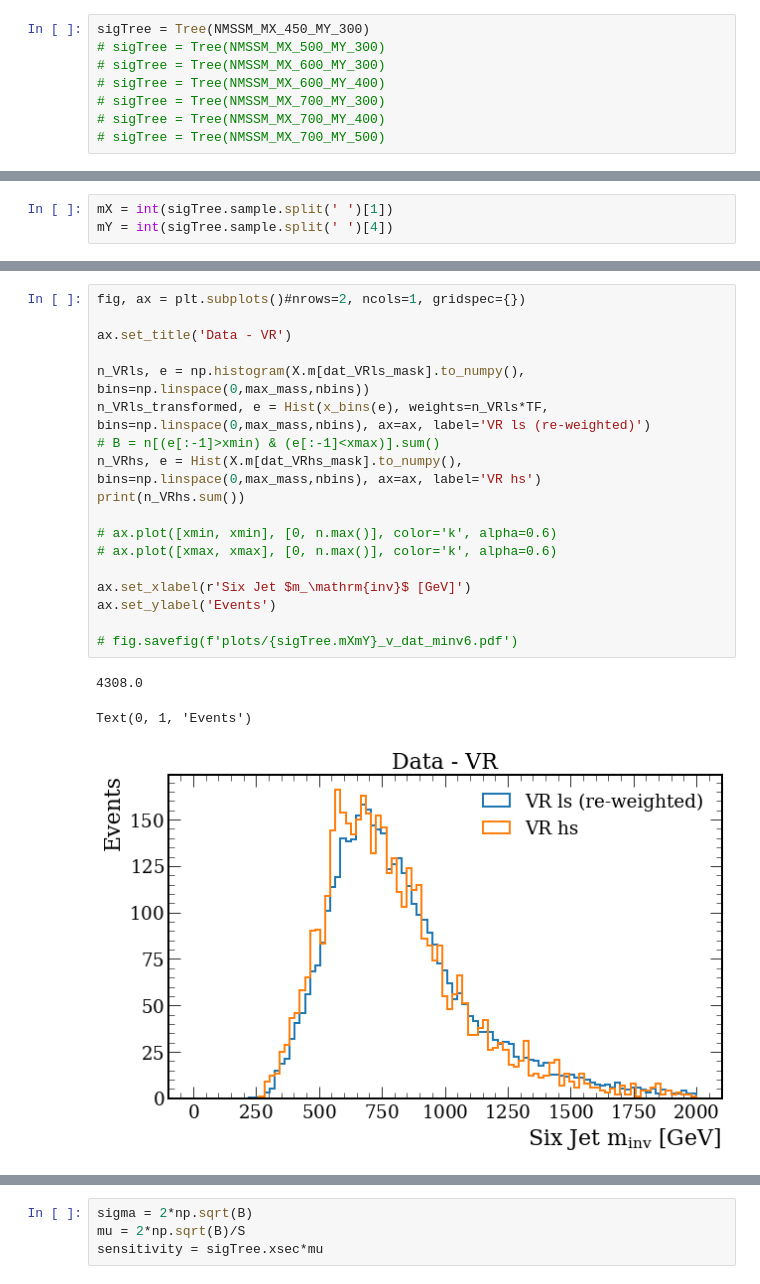
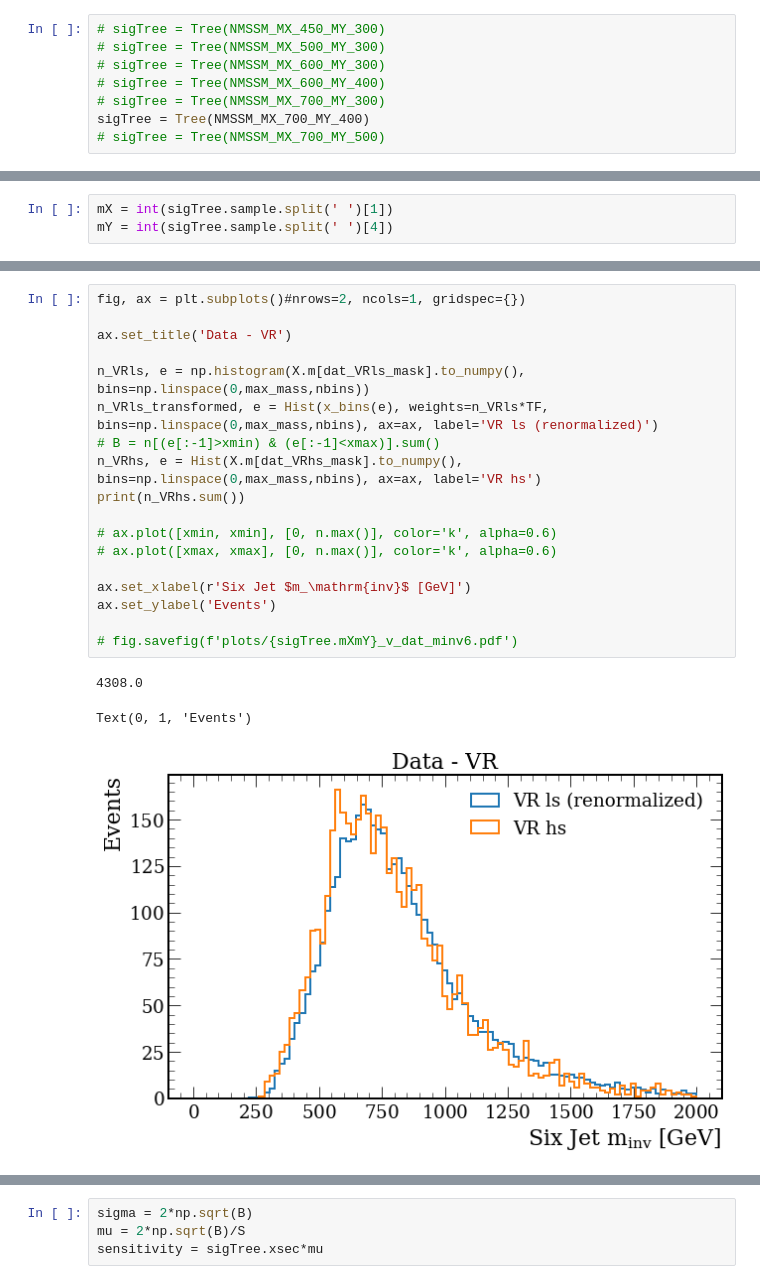
Before and after one commit to srosenzweig09/analysis, a Jupyter notebook: jupyter/6_background_estimation/background_estimation.ipynb, the cells around one changed output, grey strips where cells are left out. Saved outputs shown, nothing was run; the diff lists cells and outputs as text.

```diff
--- a/jupyter/6_background_estimation/background_estimation.ipynb
+++ b/jupyter/6_background_estimation/background_estimation.ipynb
@@ -47,12 +49,12 @@ H3_b2 = vector.obj(
 
 X = H1_b1 + H1_b2 + H2_b1 + H2_b2 + H3_b1 + H3_b2
 # %%
-sigTree = Tree(NMSSM_MX_450_MY_300)
+# sigTree = Tree(NMSSM_MX_450_MY_300)
 # sigTree = Tree(NMSSM_MX_500_MY_300)
 # sigTree = Tree(NMSSM_MX_600_MY_300)
 # sigTree = Tree(NMSSM_MX_600_MY_400)
 # sigTree = Tree(NMSSM_MX_700_MY_300)
-# sigTree = Tree(NMSSM_MX_700_MY_400)
+sigTree = Tree(NMSSM_MX_700_MY_400)
 # sigTree = Tree(NMSSM_MX_700_MY_500)
 # %%
 sig_H1_b1 = vector.obj(
@@ -421,22 +413,22 @@ Text(0, 1, 'Events')
 # %%
 fig, ax = plt.subplots()#nrows=2, ncols=1, gridspec={})
 
 ax.set_title('Data - VR')
 
 n_VRls, e = np.histogram(X.m[dat_VRls_mask].to_numpy(), bins=np.linspace(0,max_mass,nbins))
-n_VRls_transformed, e = Hist(x_bins(e), weights=n_VRls*TF, bins=np.linspace(0,max_mass,nbins), ax=ax, label='VR ls (re-weighted)')
+n_VRls_transformed, e = Hist(x_bins(e), weights=n_VRls*TF, bins=np.linspace(0,max_mass,nbins), ax=ax, label='VR ls (renormalized)')
 # B = n[(e[:-1]>xmin) & (e[:-1]<xmax)].sum()
 n_VRhs, e = Hist(X.m[dat_VRhs_mask].to_numpy(), bins=np.linspace(0,max_mass,nbins), ax=ax, label='VR hs')
 print(n_VRhs.sum())
 
 # ax.plot([xmin, xmin], [0, n.max()], color='k', alpha=0.6)
 # ax.plot([xmax, xmax], [0, n.max()], color='k', alpha=0.6)
 
 ax.set_xlabel(r'Six Jet $m_\mathrm{inv}$ [GeV]')
 ax.set_ylabel('Events')
 
 # fig.savefig(f'plots/{sigTree.mXmY}_v_dat_minv6.pdf')
 # %% [output]
 4308.0
 Text(0, 1, 'Events')
-[figure, old version]
+[figure, new version]
```
Also changed, not shown: parts of 12 cells of this notebook.
